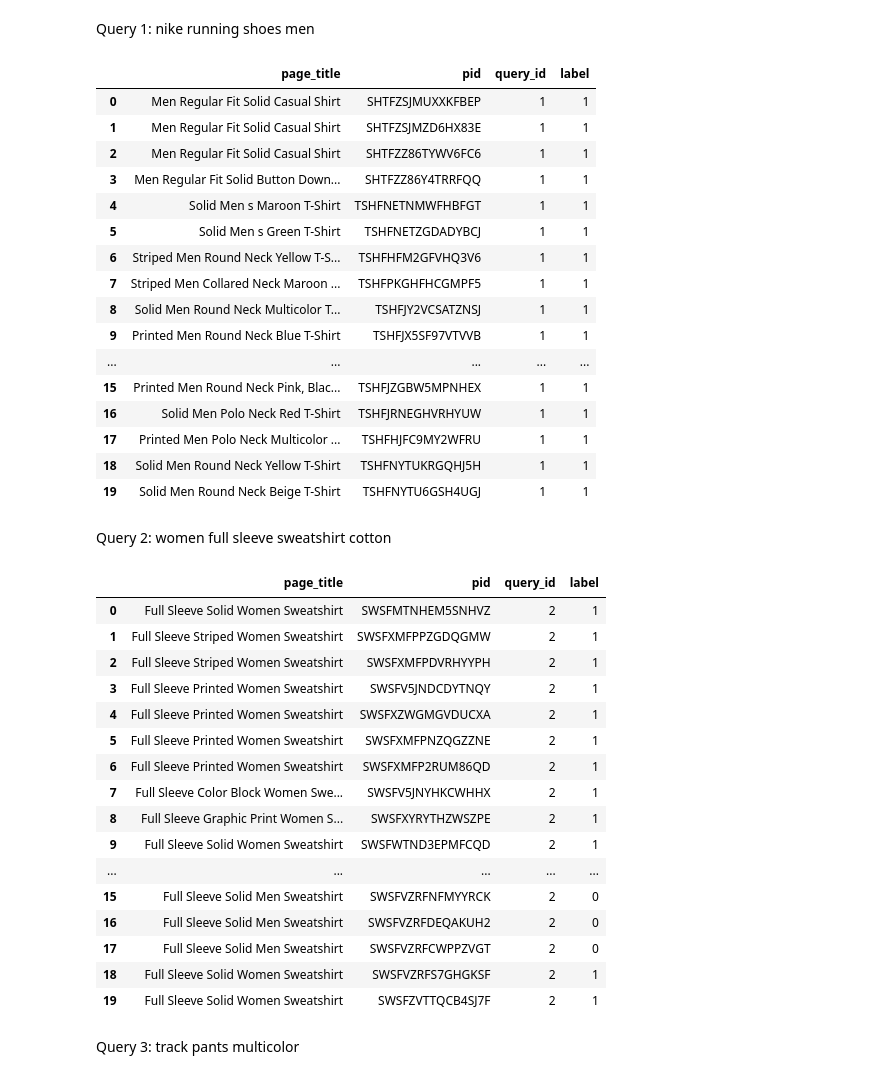
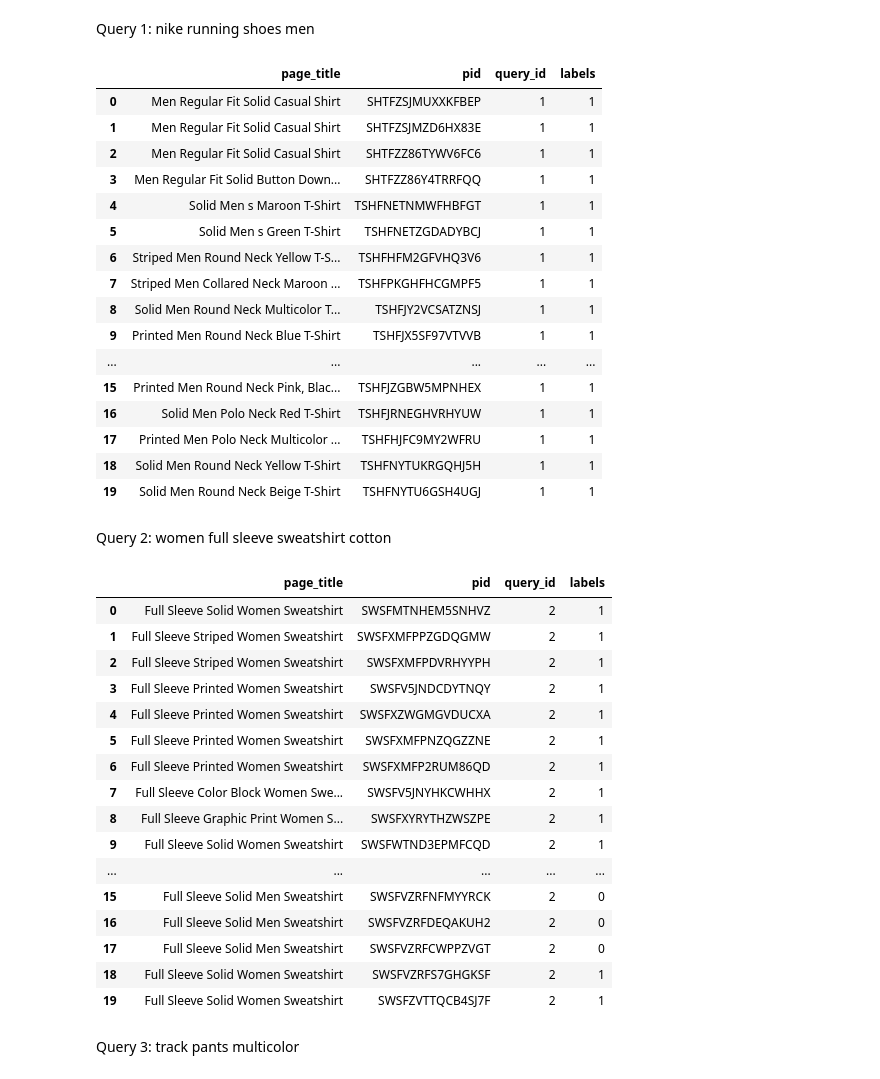
Before and after one commit to PereAhrigones/IRWA-2025, a Jupyter notebook: project_progress/part_2/part2.ipynb, the cells around one changed output. Cells and saved outputs as stored; diff of their text form; code cells hidden in the pictures.

Commit message:
Estadisticas Nuestro Dataframe

```diff
--- a/project_progress/part_2/part2.ipynb
+++ b/project_progress/part_2/part2.ipynb
@@ -257,10 +248,10 @@ query1 = "arbo shirt men"
 top = 20
 ranked_docs_q1 = search_tfidf(query1, index, idf, tf, title_index)
 # %%
-query1_df = pd.DataFrame([{"page_title": title_index[d_id], "pid": d_id, "query_id": 1, "label": 1} for d_id in ranked_docs_q1[:top]])
+query1_df = pd.DataFrame([{"page_title": title_index[d_id], "pid": d_id, "query_id": 1, "labels": 1} for d_id in ranked_docs_q1[:top]])
 query1_df.head(20)
 # %% [output]
-|  | page_title | pid | query_id | label |
+|  | page_title | pid | query_id | labels |
 | 0 | Men Regular Fit Solid Casual Shirt | SHTFZSJMUXXKFBEP | 1 | 1 |
 | 1 | Men Regular Fit Solid Casual Shirt | SHTFZSJMZD6HX83E | 1 | 1 |
 | 2 | Men Regular Fit Solid Casual Shirt | SHTFZZ86TYWV6FC6 | 1 | 1 |
@@ -284,16 +275,16 @@ query2 = "women full sleeve sweatshirt cotton"
 top = 20
 ranked_docs_q2 = search_tfidf(query2, index, idf, tf, title_index)
 # %%
-query2_df = pd.DataFrame([{"page_title": title_index[d_id], "pid": d_id, "query_id": 2, "label": 1} for d_id in ranked_docs_q2[:top]])
+query2_df = pd.DataFrame([{"page_title": title_index[d_id], "pid": d_id, "query_id": 2, "labels": 1} for d_id in ranked_docs_q2[:top]])
 
-query2_df.iloc[13, query2_df.columns.get_loc('label')] = 0
-query2_df.iloc[14, query2_df.columns.get_loc('label')] = 0
-query2_df.iloc[15, query2_df.columns.get_loc('label')] = 0
-query2_df.iloc[16, query2_df.columns.get_loc('label')] = 0
-query2_df.iloc[17, query2_df.columns.get_loc('label')] = 0
+query2_df.iloc[13, query2_df.columns.get_loc('labels')] = 0
+query2_df.iloc[14, query2_df.columns.get_loc('labels')] = 0
+query2_df.iloc[15, query2_df.columns.get_loc('labels')] = 0
+query2_df.iloc[16, query2_df.columns.get_loc('labels')] = 0
+query2_df.iloc[17, query2_df.columns.get_loc('labels')] = 0
 query2_df.head(20)
 # %% [output]
-|  | page_title | pid | query_id | label |
+|  | page_title | pid | query_id | labels |
 | 0 | Full Sleeve Solid Women Sweatshirt | SWSFMTNHEM5SNHVZ | 2 | 1 |
 | 1 | Full Sleeve Striped Women Sweatshirt | SWSFXMFPPZGDQGMW | 2 | 1 |
 | 2 | Full Sleeve Striped Women Sweatshirt | SWSFXMFPDVRHYYPH | 2 | 1 |
```
Also changed, not shown: parts of 13 cells of this notebook, 1 other file.
